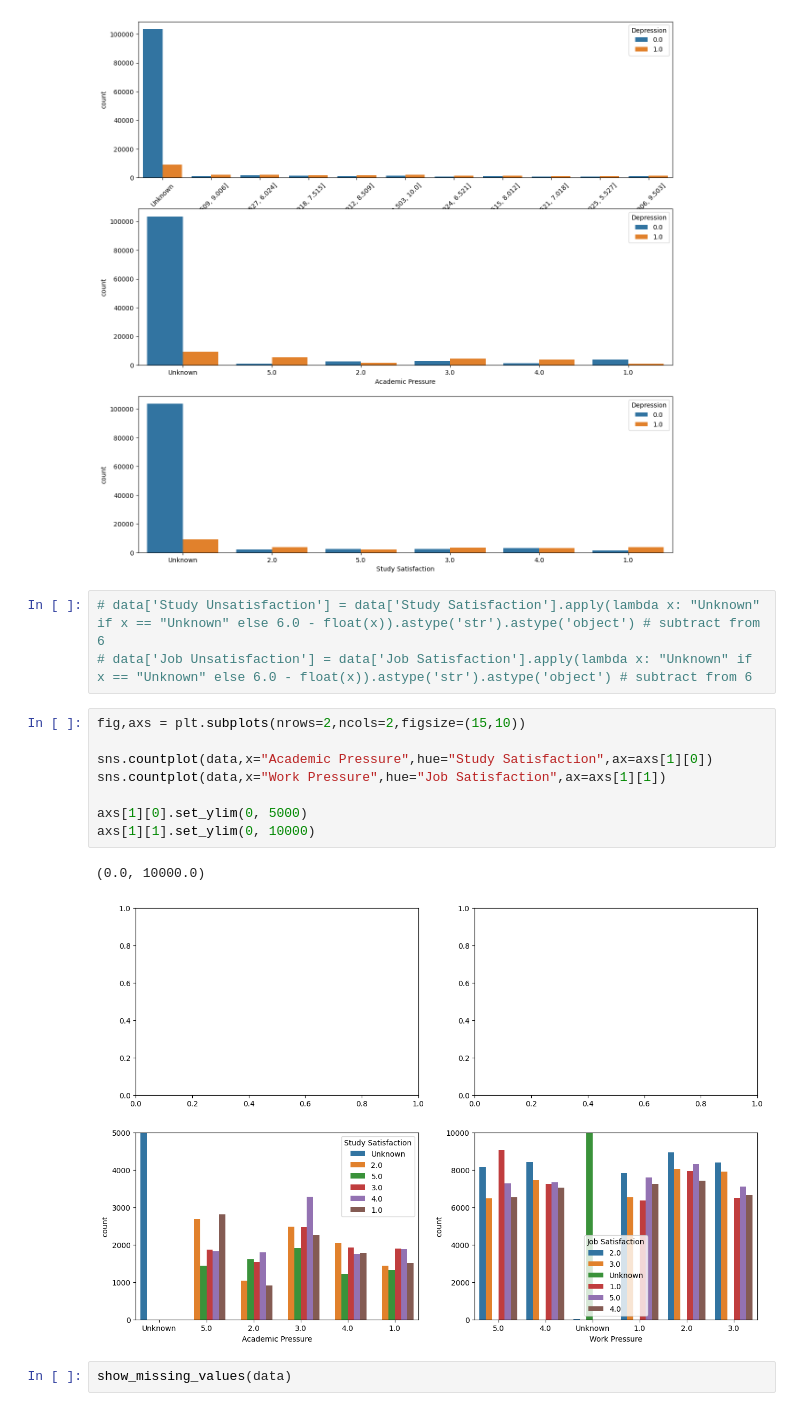
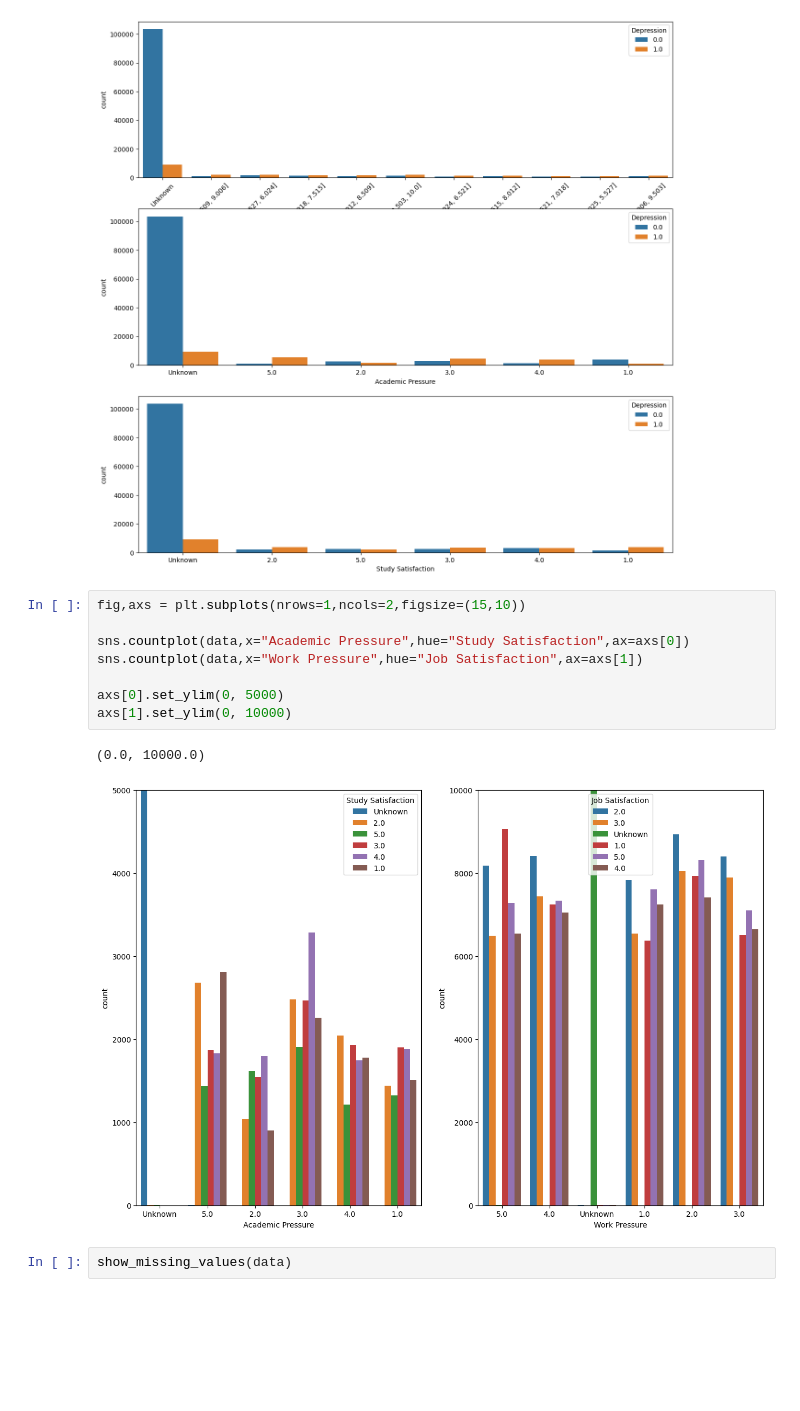
Before and after one commit to LoneCoder21/Kaggle-Notebooks, a Jupyter notebook: Classification/Mental Health/mental_health.ipynb, the cells around one changed output. Saved outputs shown, nothing was run; the diff lists cells and outputs as text; blank space fills up the shorter version.

```diff
--- a/Classification/Mental Health/mental_health.ipynb
+++ b/Classification/Mental Health/mental_health.ipynb
@@ -168,20 +168,17 @@ sns.countplot(data,x="Study Satisfaction",hue="Depression",ax=axs[2])
 # %% [output]
 <Axes: xlabel='Study Satisfaction', ylabel='count'>
 [figure]
-# %%
-# data['Study Unsatisfaction'] = data['Study Satisfaction'].apply(lambda x: "Unknown" if x == "Unknown" else 6.0 - float(x)).astype('str').astype('object') # subtract from 6
-# data['Job Unsatisfaction'] = data['Job Satisfaction'].apply(lambda x: "Unknown" if x == "Unknown" else 6.0 - float(x)).astype('str').astype('object') # subtract from 6
 # %%
-fig,axs = plt.subplots(nrows=2,ncols=2,figsize=(15,10))
+fig,axs = plt.subplots(nrows=1,ncols=2,figsize=(15,10))
 
-sns.countplot(data,x="Academic Pressure",hue="Study Satisfaction",ax=axs[1][0])
-sns.countplot(data,x="Work Pressure",hue="Job Satisfaction",ax=axs[1][1])
+sns.countplot(data,x="Academic Pressure",hue="Study Satisfaction",ax=axs[0])
+sns.countplot(data,x="Work Pressure",hue="Job Satisfaction",ax=axs[1])
 
-axs[1][0].set_ylim(0, 5000)
-axs[1][1].set_ylim(0, 10000)
+axs[0].set_ylim(0, 5000)
+axs[1].set_ylim(0, 10000)
 # %% [output]
 (0.0, 10000.0)
-[figure, old version]
+[figure, new version]
 # %%
 show_missing_values(data)
 # %% [output]
```
Also changed, not shown: parts of 5 cells of this notebook.
